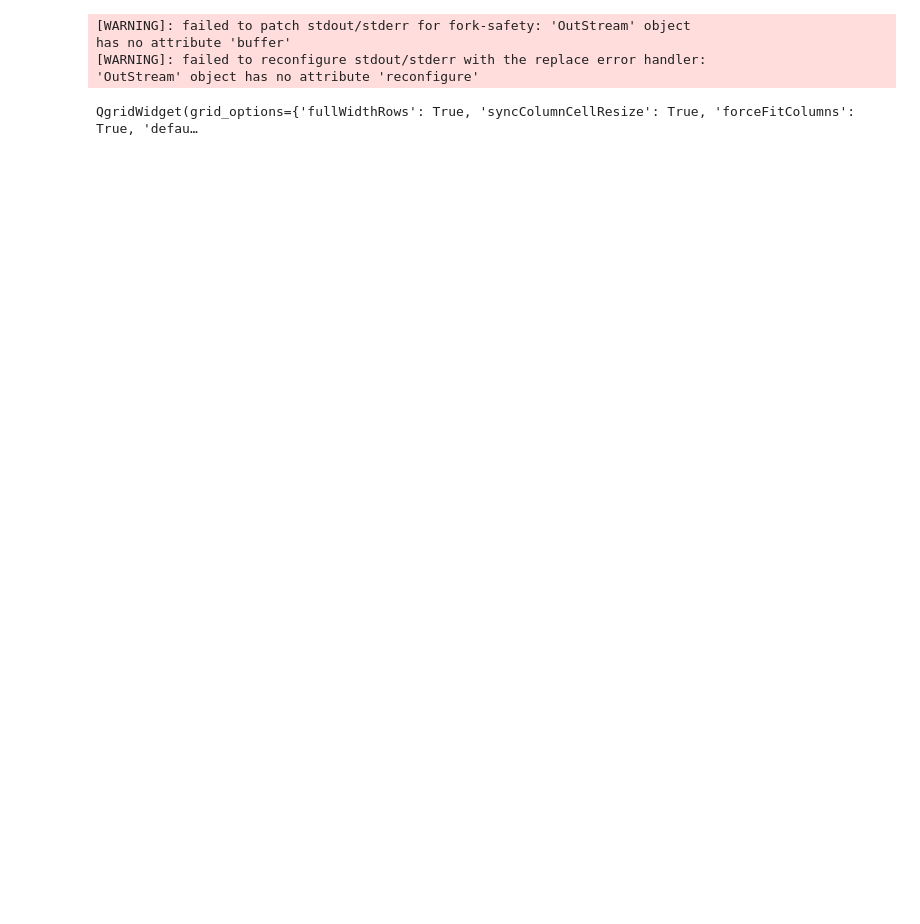
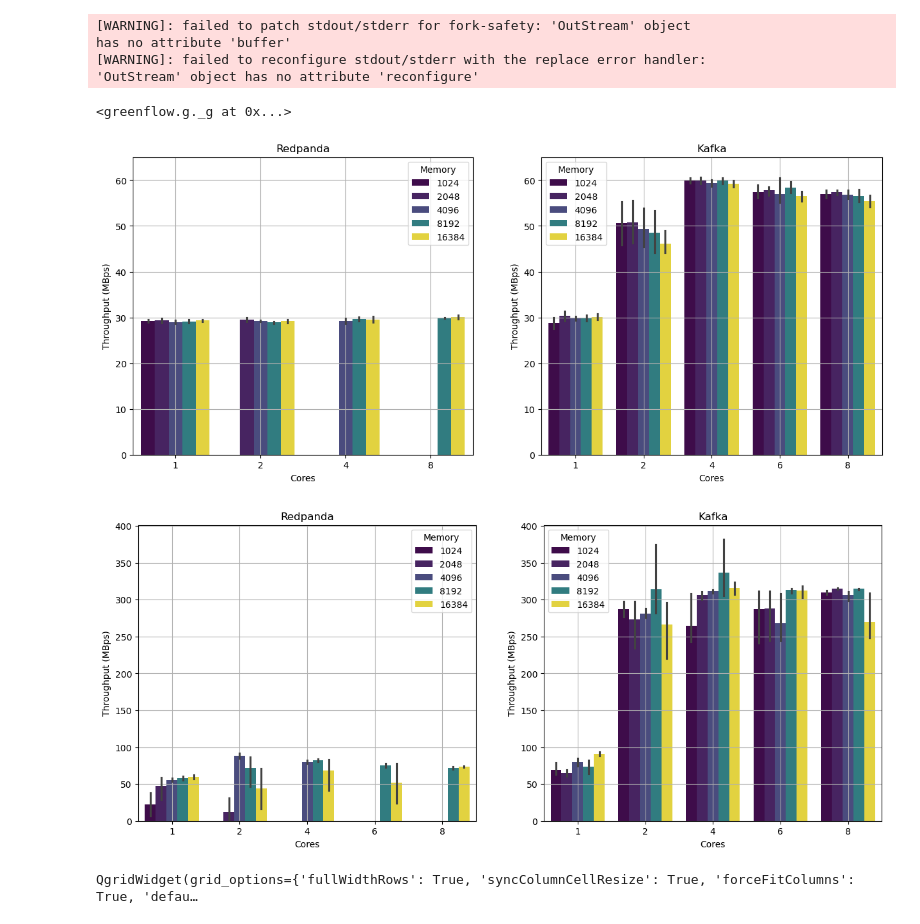
Before and after one commit to stream-energy/greenflow, a Jupyter notebook: plots/1-cpu-mem-tput-copy.ipynb, the cells around one changed output. Cells and saved outputs as stored; diff of their text form; code cells hidden in the pictures; blank space fills up the shorter version.

```diff
--- a/plots/1-cpu-mem-tput-copy.ipynb
+++ b/plots/1-cpu-mem-tput-copy.ipynb
@@ -13,7 +13,7 @@ from entrypoint import load_gin
 from greenflow.utils import convert_to_mib
 
 cutoff_begin = "2024-12-16T03:15:35.626996+01:00"
-cutoff_end = "2025-01-01T03:15:35.626996+01:00"
+cutoff_end = "2025-02-01T03:15:35.626996+01:00"
 
 load_gin(exp_name="ingest-kafka", test=False)
 # %% [output]
@@ -21,6 +21,7 @@ load_gin(exp_name="ingest-kafka", test=False)
 has no attribute 'buffer'
 [WARNING]: failed to reconfigure stdout/stderr with the replace error handler:
 'OutStream' object has no attribute 'reconfigure'
+<greenflow.g._g at 0x...>
 # %%
 def plot_throughput_vs_memory(enriched_data: pd.DataFrame):
     # Restack this to show memory impact
@@ -71,20 +72,20 @@ def plot_throughput_vs_memory(enriched_data: pd.DataFrame):
 #     type="memImpact",
 #     partitions=100,
 # )
-# grappe_1 = an.full_analytical_pipeline(
-#     cutoff_begin=cutoff_begin,
-#     cutoff_end=cutoff_end,
-#     cluster="grappe",
-#     type="memImpact",
-#     partitions=1,
-# )
-# grappe_100 = an.full_analytical_pipeline(
-#     cutoff_begin=cutoff_begin,
-#     cutoff_end=cutoff_end,
-#     cluster="grappe",
-#     type="memImpact",
-#     partitions=100,
-# )
+grappe_1 = an.full_analytical_pipeline(
+    cutoff_begin=cutoff_begin,
+    cutoff_end=cutoff_end,
+    cluster="grappe",
+    type="memImpact",
+    partitions=1,
+)
+grappe_120 = an.full_analytical_pipeline(
+    cutoff_begin=cutoff_begin,
+    cutoff_end=cutoff_end,
+    cluster="grappe",
+    type="memImpact",
+    partitions=120,
+)
 taurus_1 = an.full_analytical_pipeline(
     cutoff_begin=cutoff_begin,
     cutoff_end=cutoff_end,
@@ -97,5 +98,5 @@ taurus_100 = an.full_analytical_pipeline(
     cutoff_end=cutoff_end,
     cluster="taurus",
     type="memImpact",
-    partitions=100,
+    partitions=120,
 )
@@ -105,9 +103,18 @@ taurus_100 = an.full_analytical_pipeline(
+# %%
+# plot_throughput_vs_memory(ovhnvme_1)
+# plot_throughput_vs_memory(ovhnvme_100)
+taurus_1 = taurus_1[taurus_1["broker_cpu"].astype(int) <= 8]
+taurus_1 = taurus_1[taurus_1["broker_mem"] != "25Gi"]
+taurus_100 = taurus_100[taurus_100["broker_cpu"].astype(int) <= 8]
+taurus_100 = taurus_100[taurus_100["broker_mem"] != "25Gi"]
 # %%
 # plot_throughput_vs_memory(grappe_1)
 # plot_throughput_vs_memory(grappe_100)
 # %%
-# plot_throughput_vs_memory(taurus_1)
-# plot_throughput_vs_memory(taurus_100)
+plot_throughput_vs_memory(taurus_1)
+plot_throughput_vs_memory(taurus_100)
 an.create_qgrid_widget(taurus_1)
 # %% [output]
+[figure, added]
+[figure, added]
 QgridWidget(grid_options={'fullWidthRows': True, 'syncColumnCellResize': True, 'forceFitColumns': True, 'defau…
```
Also changed, not shown: parts of 4 cells of this notebook, 5 other files.
